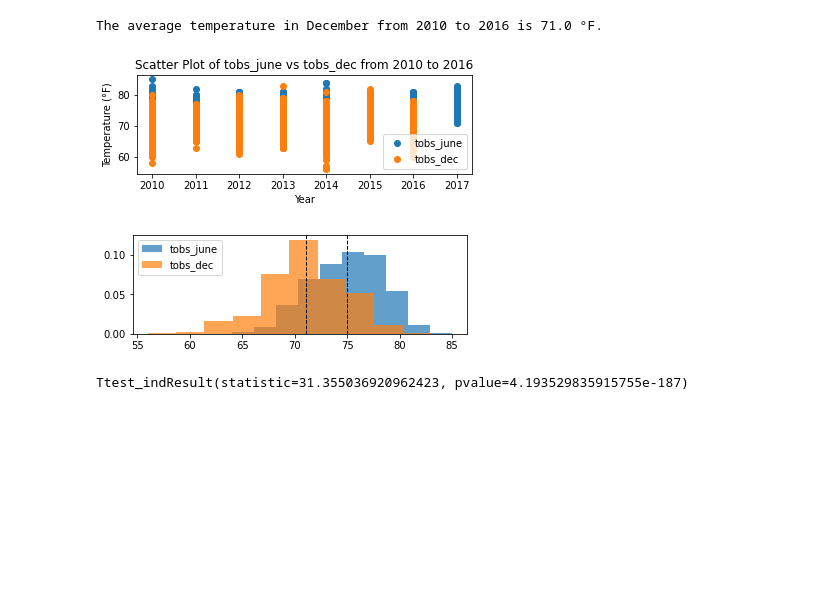
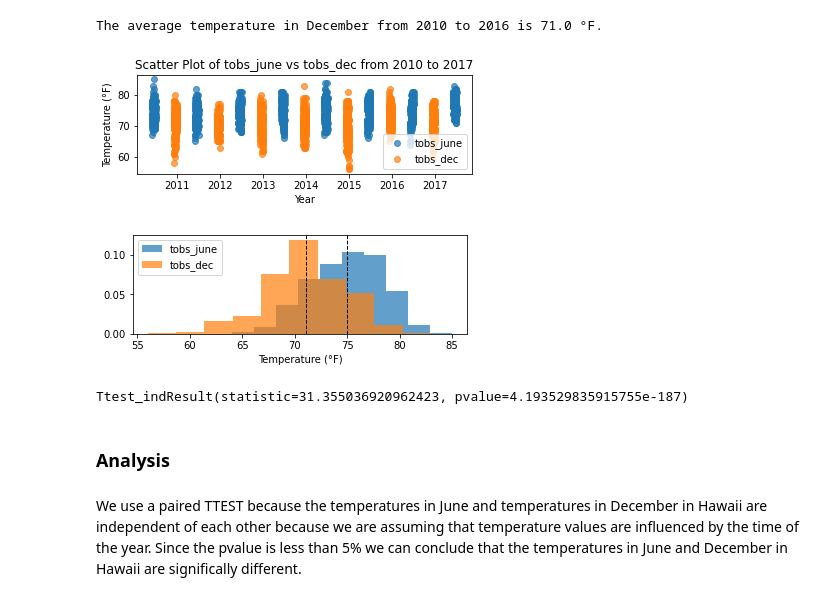
Before and after one commit to georgiafbi/sqlalchemy-challenge, a Jupyter notebook: temp_analysis_bonus_1_starter.ipynb, the cells around one changed output. Drawn from its saved outputs; the diff is of its cells as text; code cells hidden in the pictures; blank space fills up the shorter version.

```diff
--- a/temp_analysis_bonus_1_starter.ipynb
+++ b/temp_analysis_bonus_1_starter.ipynb
@@ -77,35 +77,42 @@ june_temps_df.
 # %%
 # Run paired t-test
 # Generate some fake data to test with
 def ttest_plots(dataset1, dataset2):
     # Scatter Plot of Data
     ds1_col=dataset1.columns[0]
     ds2_col=dataset2.columns[0]
-    x1_range= dataset1.index.year
-    x2_range = dataset2.index.year
+    x1_range= dataset1.index
+    x2_range = dataset2.index
     plt.subplot(2, 1, 1)
-    plt.scatter(x1_range, dataset1[ds1_col], label=ds1_col)
-    plt.scatter(x2_range, dataset2[ds2_col], label=ds2_col)
+    plt.scatter(x1_range,dataset1[ds1_col], label=ds1_col,alpha=0.7)
+    plt.scatter(x2_range,dataset2[ds2_col],  label=ds2_col,alpha=0.7)
     plt.xlabel("Year")
     plt.ylabel("Temperature (°F)")
-    plt.title(f"Scatter Plot of {ds1_col} vs {ds2_col} from {x1_range[0]} to {x2_range[-1]}")
+    plt.title(f"Scatter Plot of {ds1_col} vs {ds2_col} from {dataset1.index.year[0]} to {dataset1.index.year[-1]}")
     plt.legend()
     plt.show()
 
     # Histogram Plot of Data
     plt.subplot(2, 1, 2)
     plt.hist(dataset1[ds1_col], 10, density=True, alpha=0.7, label=ds1_col)
     plt.hist(dataset2[ds2_col], 10, density=True, alpha=0.7, label=ds2_col)
     plt.axvline(dataset1[ds1_col].mean(), color='k', linestyle='dashed', linewidth=1)
     plt.axvline(dataset2[ds2_col].mean(), color='k', linestyle='dashed', linewidth=1)
     plt.legend()
+    plt.xlabel("Temperature (°F)")
     plt.show()
 
     return dataset1[ds1_col], dataset2[ds2_col]
 temps_june, temps_dec = ttest_plots(june_temps_df, dec_temps_df)
 
+# Note: Setting equal_var=False performs Welch's t-test which does
+# not assume equal population variance
 print(stats.ttest_ind(temps_june,temps_dec, equal_var=False))
 # %% [output]
-[figure, old version]
+[figure, new version]
-[figure, old version]
+[figure, new version]
 Ttest_indResult(statistic=31.355036920962423, pvalue=4.193529835915755e-187)
+# %% [markdown]
+### Analysis
+# %% [markdown]
+We use a paired TTEST because the temperatures in June and temperatures in December in Hawaii are independent of each other because we are assuming that temperature values are influenced by the time of the year. Since the pvalue is less than 5% we can conclude that the temperatures in June and December in Hawaii are significally different.
```
